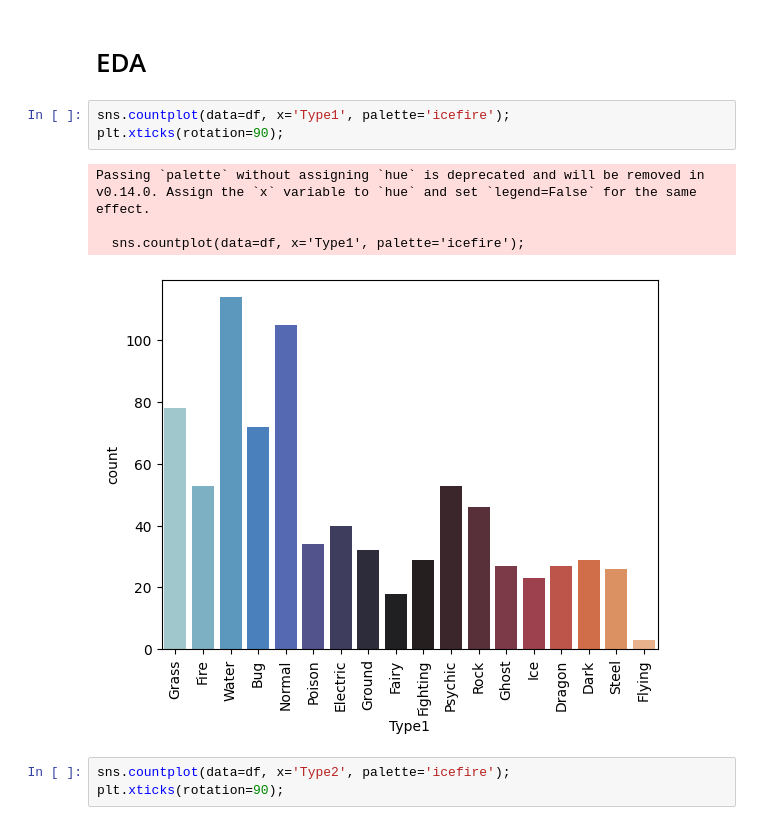
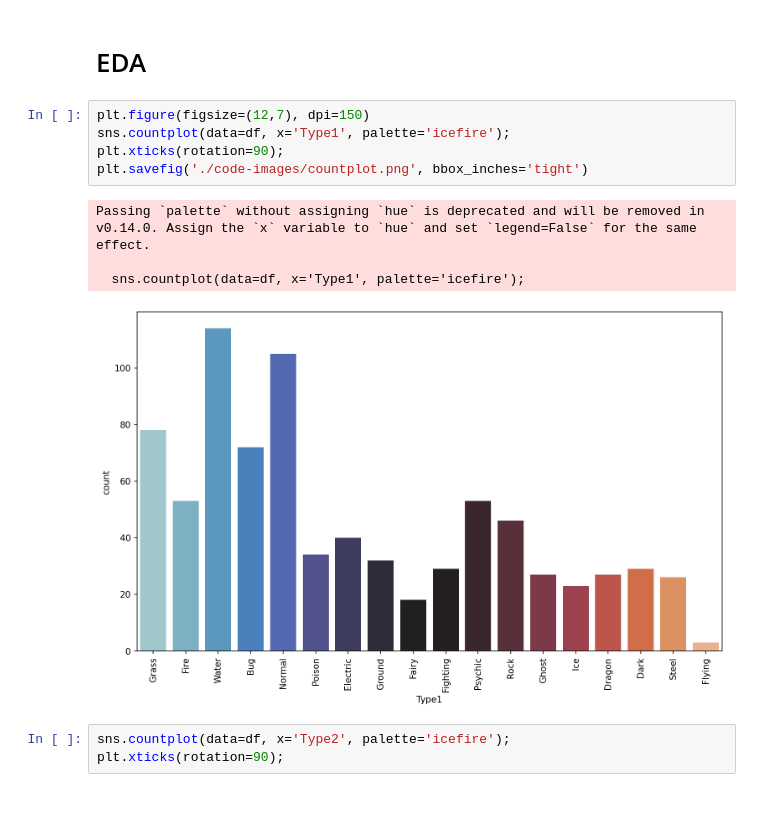
Before and after one commit to the-last-monarch/pokemon-type-prediction, a Jupyter notebook: pokemon_type_pred.ipynb, the cells around one changed output. Cells and saved outputs as stored; diff of their text form.

```diff
--- a/pokemon_type_pred.ipynb
+++ b/pokemon_type_pred.ipynb
@@ -55,13 +55,15 @@ Length: 18, dtype: str
 # %% [markdown]
 # EDA
 # %%
+plt.figure(figsize=(12,7), dpi=150)
 sns.countplot(data=df, x='Type1', palette='icefire');
 plt.xticks(rotation=90);
+plt.savefig('./code-images/countplot.png', bbox_inches='tight')
 # %% [output]
 Passing `palette` without assigning `hue` is deprecated and will be removed in v0.14.0. Assign the `x` variable to `hue` and set `legend=False` for the same effect.
 
   sns.countplot(data=df, x='Type1', palette='icefire');
-[figure, old version]
+[figure, new version]
 # %%
 sns.countplot(data=df, x='Type2', palette='icefire');
 plt.xticks(rotation=90);
```
Also changed, not shown: parts of 12 cells of this notebook, 1 other file.
